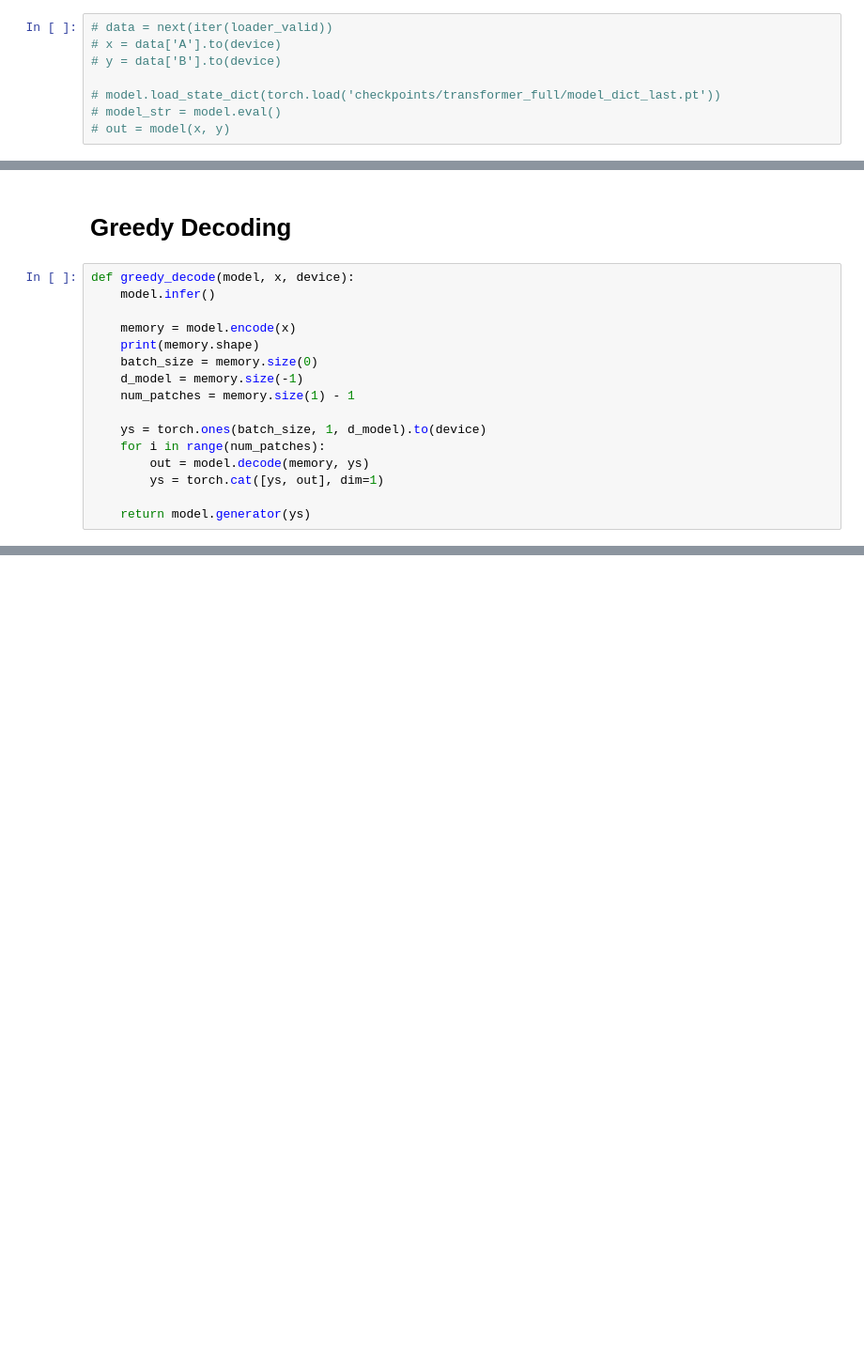
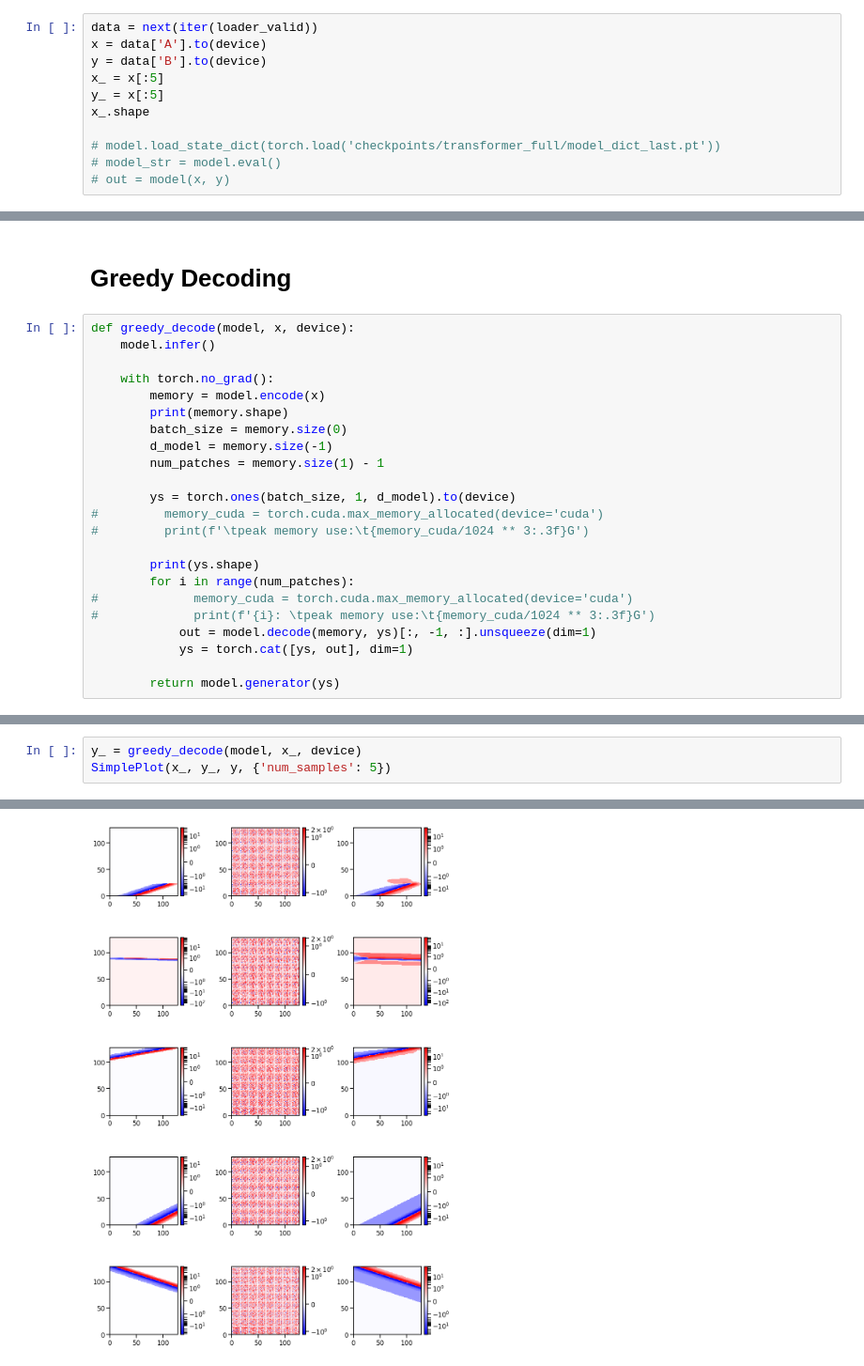
Before and after one commit to LS4GAN/supervisedTransformer, a Jupyter notebook: supervised_transformer_toyzero.ipynb, the cells around one changed output, grey strips where cells are left out. Shown at 94% size. Saved outputs shown, nothing was run; the diff lists cells and outputs as text; blank space fills up the shorter version.

```diff
--- a/supervised_transformer_toyzero.ipynb
+++ b/supervised_transformer_toyzero.ipynb
@@ -830,9 +827,12 @@ number of parameters = 10.25M
 #     memory_cuda = torch.cuda.max_memory_allocated(device='cuda')
 #     print(f'\tpeak memory use:\t{memory_cuda/1024 ** 3:.3f}G')
 # %%
-# data = next(iter(loader_valid))
-# x = data['A'].to(device)
-# y = data['B'].to(device)
+data = next(iter(loader_valid))
+x = data['A'].to(device)
+y = data['B'].to(device)
+x_ = x[:5]
+y_ = x[:5]
+x_.shape
 
 # model.load_state_dict(torch.load('checkpoints/transformer_full/model_dict_last.pt'))
 # model_str = model.eval()
@@ -845,15 +847,22 @@ number of parameters = 10.25M
 def greedy_decode(model, x, device):
     model.infer()
 
-    memory = model.encode(x)
-    print(memory.shape)
-    batch_size = memory.size(0)
-    d_model = memory.size(-1)
-    num_patches = memory.size(1) - 1
+    with torch.no_grad():
+        memory = model.encode(x)
+        print(memory.shape)
+        batch_size = memory.size(0)
+        d_model = memory.size(-1)
+        num_patches = memory.size(1) - 1
 
-    ys = torch.ones(batch_size, 1, d_model).to(device)
-    for i in range(num_patches):
-        out = model.decode(memory, ys)
-        ys = torch.cat([ys, out], dim=1)
+        ys = torch.ones(batch_size, 1, d_model).to(device)
+#         memory_cuda = torch.cuda.max_memory_allocated(device='cuda')
+#         print(f'\tpeak memory use:\t{memory_cuda/1024 ** 3:.3f}G')
 
-    return model.generator(ys)
+        print(ys.shape)
+        for i in range(num_patches):
+#             memory_cuda = torch.cuda.max_memory_allocated(device='cuda')
+#             print(f'{i}: \tpeak memory use:\t{memory_cuda/1024 ** 3:.3f}G')
+            out = model.decode(memory, ys)[:, -1, :].unsqueeze(dim=1)
+            ys = torch.cat([ys, out], dim=1)
+
+        return model.generator(ys)
@@ -863,0 +869,4 @@ AssertionError: input image must have size (128 x 128) but input tensor has shap
+# %%
+y_ = greedy_decode(model, x_, device)
+SimplePlot(x_, y_, y, {'num_samples': 5})
+# %% [output]
@@ -863,0 +876 @@ AssertionError: input image must have size (128 x 128) but input tensor has shap
+[figure, added]
```
Also changed, not shown: parts of 5 cells of this notebook, 3 other files.
